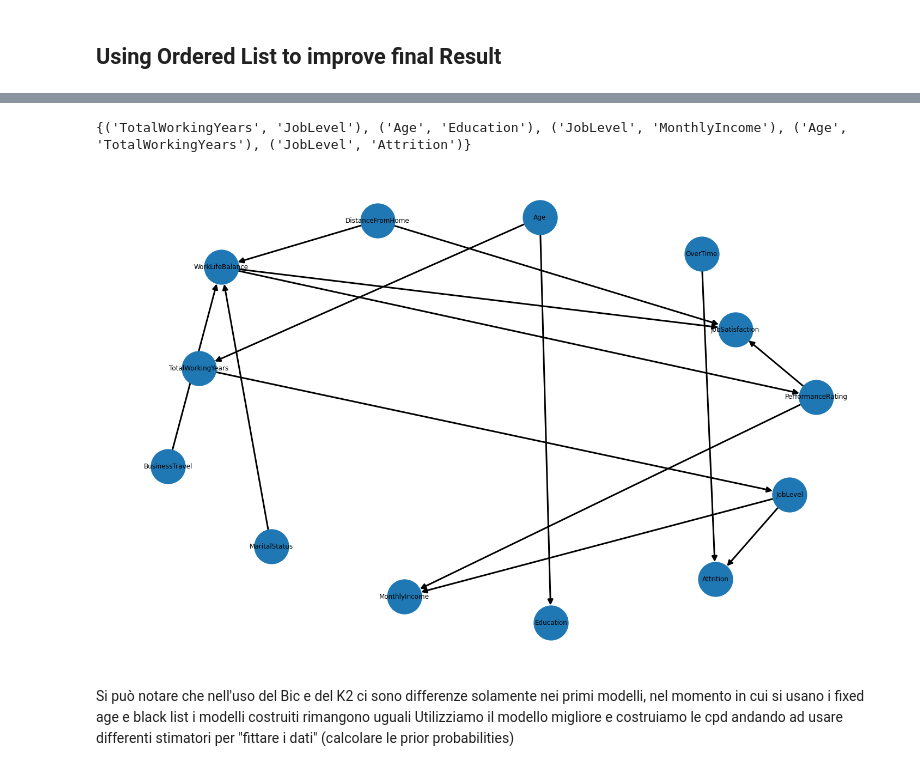
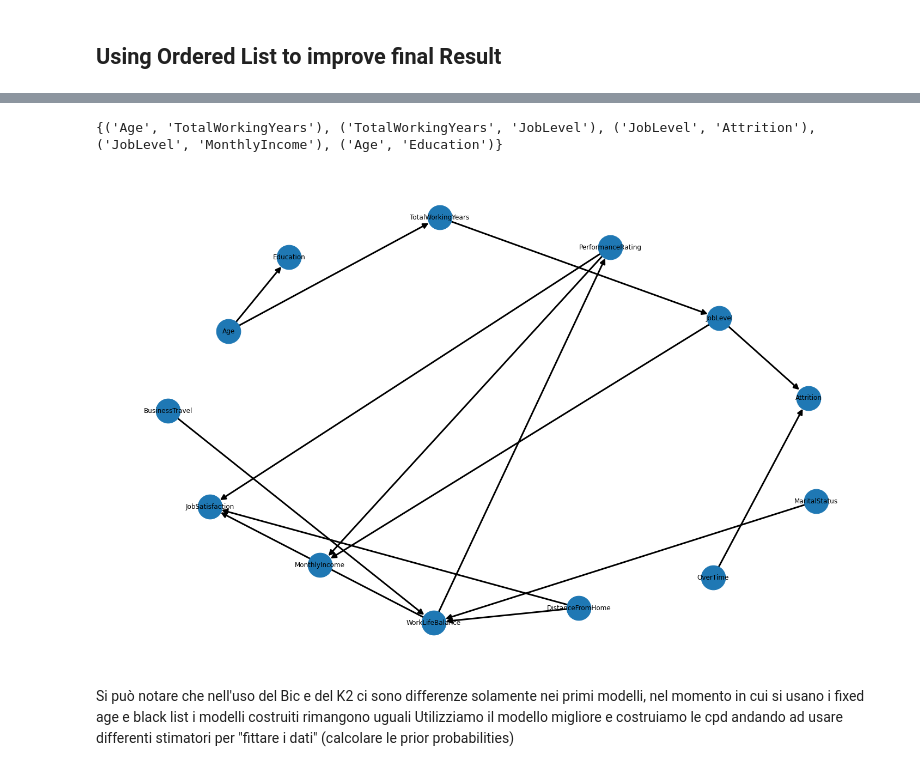
Before and after one commit to jacopodabramo/FAIKR3, a Jupyter notebook: BayesianNet.ipynb, the cells around one changed output, grey strips where cells are left out. Cells and saved outputs as stored; diff of their text form; code cells hidden in the pictures.

```diff
--- a/BayesianNet.ipynb
+++ b/BayesianNet.ipynb
@@ -35,7 +35,7 @@ from pgmpy.inference import VariableElimination
 from pgmpy.base import DAG
 from pgmpy.metrics import correlation_score
 # %%
-df = pd.read_csv("/content/drive/MyDrive/cleaning_dataset.csv")
+df = pd.read_csv("data/cleaning_dataset.csv")
 # %% [markdown]
 # PC Algorithm
 # %% [markdown]
@@ -81,5 +80,5 @@ display(pd.DataFrame(p_values, columns=cols, index=cols).apply(np.log))
 # %%
-orderd_list = ['Age','Gender','Education','MaritalStatus','DistanceFromHome','WorkLifeBalance','TotalWorkingYears','JobLevel',
+orderd_list = ['Age','Education','MaritalStatus','DistanceFromHome','WorkLifeBalance','TotalWorkingYears','JobLevel',
                 'BusinessTravel','OverTime','PerformanceRating','JobSatisfaction','MonthlyIncome','Attrition']
 # %%
 pcest = PC(df)
@@ -192,13 +191,13 @@ correlation_score(last_model_bic, df, test="chi_square", significance_level=0.05
 # %%
 import matplotlib.pyplot as plt
 plt.figure(figsize=(20,12.5))
 est = HillClimbSearch(df)
 last_model_K2 = est.estimate(scoring_method=K2Score(df),fixed_edges=edges, black_list=black_list)
-nx.draw(last_model_K2, with_labels=True,node_size=4000, width=3, arrowsize=20)
+nx.draw(last_model_K2, with_labels=True,node_size=2000, width=3, arrowsize=20)
 print((last_model_K2.edges())-edges)
 # %% [output]
-{('TotalWorkingYears', 'JobLevel'), ('Age', 'Education'), ('JobLevel', 'MonthlyIncome'), ('Age', 'TotalWorkingYears'), ('JobLevel', 'Attrition')}
+{('Age', 'TotalWorkingYears'), ('TotalWorkingYears', 'JobLevel'), ('JobLevel', 'Attrition'), ('JobLevel', 'MonthlyIncome'), ('Age', 'Education')}
-[figure, old version]
+[figure, new version]
 # %% [markdown]
 Si può notare che nell'uso del Bic e del K2 ci sono differenze solamente nei primi modelli, nel momento in cui si usano i fixed age e black list i modelli costruiti rimangono uguali
 Utilizziamo il modello migliore e costruiamo le cpd andando ad usare differenti stimatori per "fittare i dati" (calcolare le prior probabilities)
```
Also changed, not shown: parts of 25 cells of this notebook, 1 other file.
